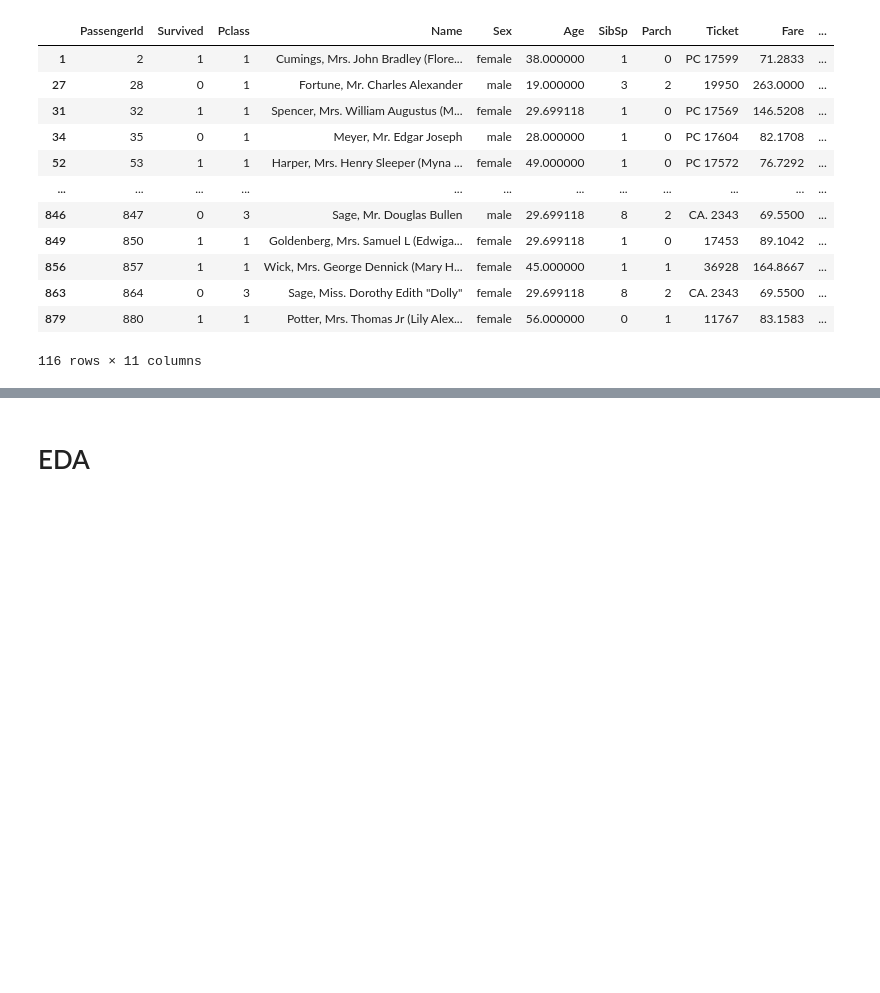
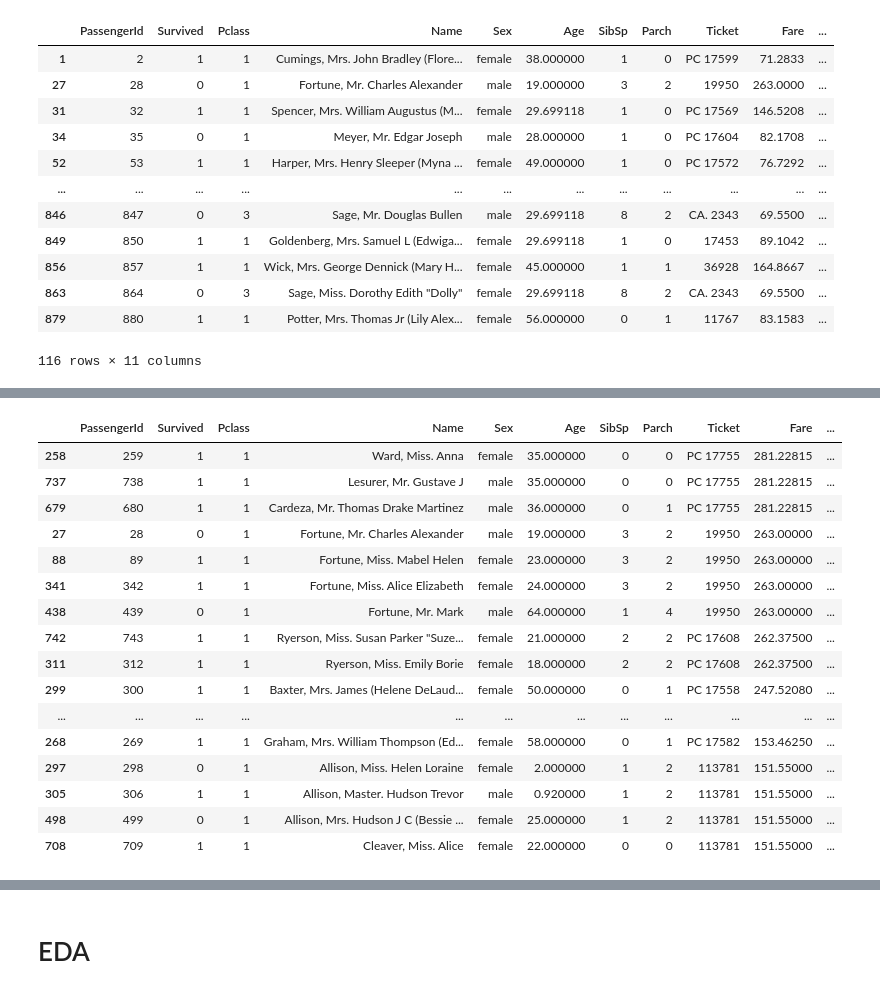
Before and after one commit to hyun111111/fintech_service_2nd, a Jupyter notebook: 05machine_learning/08.지도학습_분류분석_의사결정나무.ipynb, the cells around one changed output, grey strips where cells are left out. Saved outputs shown, nothing was run; the diff lists cells and outputs as text; code cells hidden in the pictures; blank space fills up the shorter version.

```diff
--- a/05machine_learning/08.지도학습_분류분석_의사결정나무.ipynb
+++ b/05machine_learning/08.지도학습_분류분석_의사결정나무.ipynb
@@ -292,0 +341,20 @@ df["Fare"].plot(kind="hist")
+# %%
+df[(df['Pclass']== 1)& (df['Fare']> 150)].sort_values(by='Fare', ascending=False)
+# %% [output]
+|  | PassengerId | Survived | Pclass | Name | Sex | Age | SibSp | Parch | Ticket | Fare | ... |
+| 258 | 259 | 1 | 1 | Ward, Miss. Anna | female | 35.000000 | 0 | 0 | PC 17755 | 281.22815 | ... |
+| 737 | 738 | 1 | 1 | Lesurer, Mr. Gustave J | male | 35.000000 | 0 | 0 | PC 17755 | 281.22815 | ... |
+| 679 | 680 | 1 | 1 | Cardeza, Mr. Thomas Drake Martinez | male | 36.000000 | 0 | 1 | PC 17755 | 281.22815 | ... |
+| 27 | 28 | 0 | 1 | Fortune, Mr. Charles Alexander | male | 19.000000 | 3 | 2 | 19950 | 263.00000 | ... |
+| 88 | 89 | 1 | 1 | Fortune, Miss. Mabel Helen | female | 23.000000 | 3 | 2 | 19950 | 263.00000 | ... |
+| 341 | 342 | 1 | 1 | Fortune, Miss. Alice Elizabeth | female | 24.000000 | 3 | 2 | 19950 | 263.00000 | ... |
+| 438 | 439 | 0 | 1 | Fortune, Mr. Mark | male | 64.000000 | 1 | 4 | 19950 | 263.00000 | ... |
+| 742 | 743 | 1 | 1 | Ryerson, Miss. Susan Parker "Suze... | female | 21.000000 | 2 | 2 | PC 17608 | 262.37500 | ... |
+| 311 | 312 | 1 | 1 | Ryerson, Miss. Emily Borie | female | 18.000000 | 2 | 2 | PC 17608 | 262.37500 | ... |
+| 299 | 300 | 1 | 1 | Baxter, Mrs. James (Helene DeLaud... | female | 50.000000 | 0 | 1 | PC 17558 | 247.52080 | ... |
+| ... | ... | ... | ... | ... | ... | ... | ... | ... | ... | ... | ... |
+| 268 | 269 | 1 | 1 | Graham, Mrs. William Thompson (Ed... | female | 58.000000 | 0 | 1 | PC 17582 | 153.46250 | ... |
+| 297 | 298 | 0 | 1 | Allison, Miss. Helen Loraine | female | 2.000000 | 1 | 2 | 113781 | 151.55000 | ... |
+| 305 | 306 | 1 | 1 | Allison, Master. Hudson Trevor | male | 0.920000 | 1 | 2 | 113781 | 151.55000 | ... |
+| 498 | 499 | 0 | 1 | Allison, Mrs. Hudson J C (Bessie ... | female | 25.000000 | 1 | 2 | 113781 | 151.55000 | ... |
+| 708 | 709 | 1 | 1 | Cleaver, Miss. Alice | female | 22.000000 | 0 | 0 | 113781 | 151.55000 | ... |
```
Also changed, not shown: parts of 9 cells of this notebook, 2 other files.
